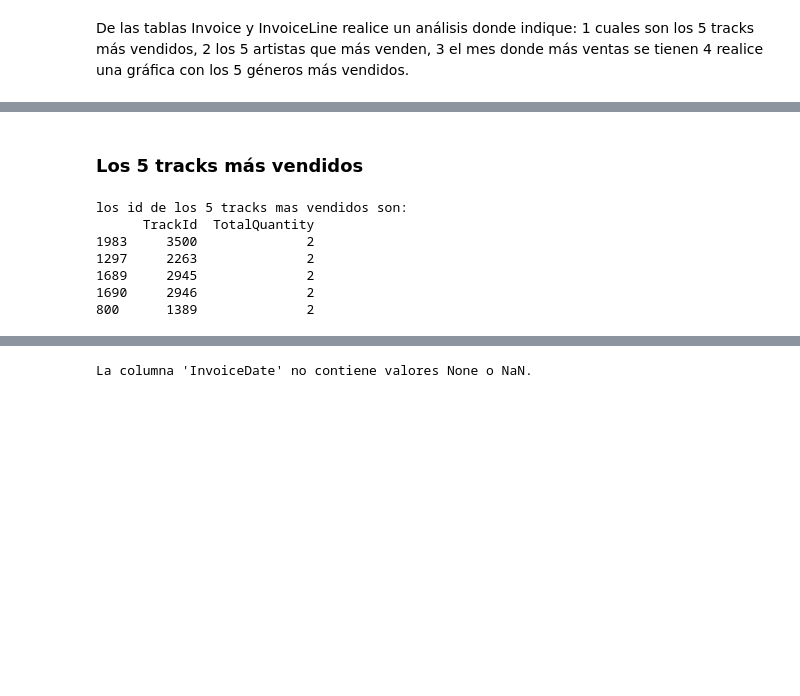
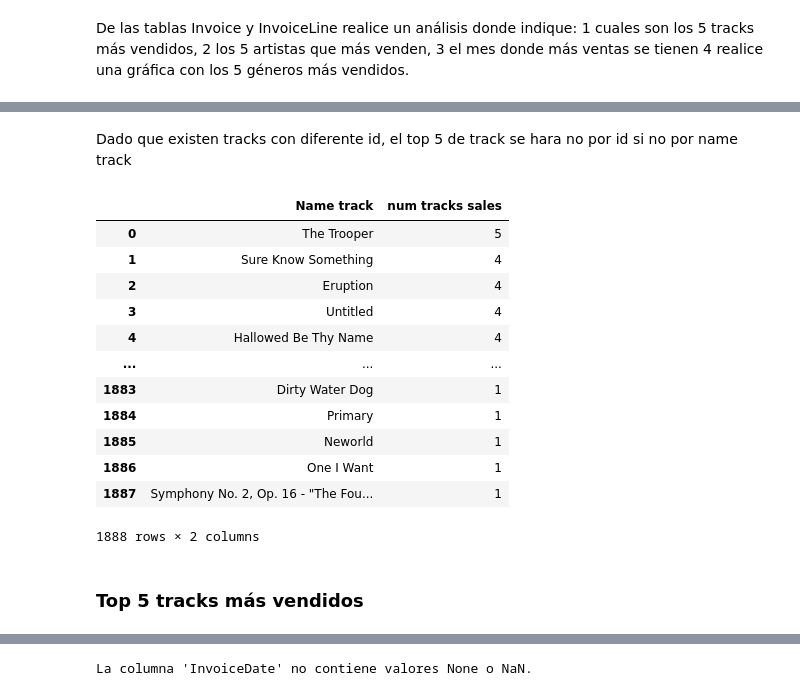
Before and after one commit to snmSebastian/Consulta_SQL, a Jupyter notebook: prueba.ipynb, the cells around one changed output, grey strips where cells are left out. Saved outputs shown, nothing was run; the diff lists cells and outputs as text; code cells hidden in the pictures; blank space fills up the shorter version.

```diff
--- a/prueba.ipynb
+++ b/prueba.ipynb
@@ -337,16 +535,25 @@ df_invoiceLine.head()
+# %% [markdown]
+Dado que existen tracks con diferente id, el top 5 de track se hara no por id si no por name track
+# %%
+tracks_count=info_track['Name track'].value_counts(ascending=False)
+# Convertir a DataFrame y asignar un nombre a la columna
+tracks = tracks_count.reset_index()
+tracks.columns = ['Name track', 'num tracks sales']
+# %%
+tracks
+# %% [output]
+|  | Name track | num tracks sales |
+| 0 | The Trooper | 5 |
+| 1 | Sure Know Something | 4 |
+| 2 | Eruption | 4 |
+| 3 | Untitled | 4 |
+| 4 | Hallowed Be Thy Name | 4 |
+| ... | ... | ... |
+| 1883 | Dirty Water Dog | 1 |
+| 1884 | Primary | 1 |
+| 1885 | Neworld | 1 |
+| 1886 | One I Want | 1 |
+| 1887 | Symphony No. 2, Op. 16 - "The Fou... | 1 |
+1888 rows × 2 columns
 # %% [markdown]
-### Los 5 tracks más vendidos
+### Top 5 tracks más vendidos
-# %%
-# Agrupar por 'TrackId' y contar cuántas veces se repite cada uno
-track_id_quantity = df_invoiceLine.groupby('TrackId')['Quantity'].sum().reset_index(name='TotalQuantity')
-track_id_quantity=track_id_quantity.sort_values(by='TotalQuantity',ascending=[False])
-# Mostrar el resultado
-print(f'los id de los 5 tracks mas vendidos son:\n{track_id_quantity.head(5)}')
-# %% [output]
-los id de los 5 tracks mas vendidos son:
-      TrackId  TotalQuantity
-1983     3500              2
-1297     2263              2
-1689     2945              2
-1690     2946              2
-800      1389              2
```
Also changed, not shown: parts of 48 cells of this notebook.
